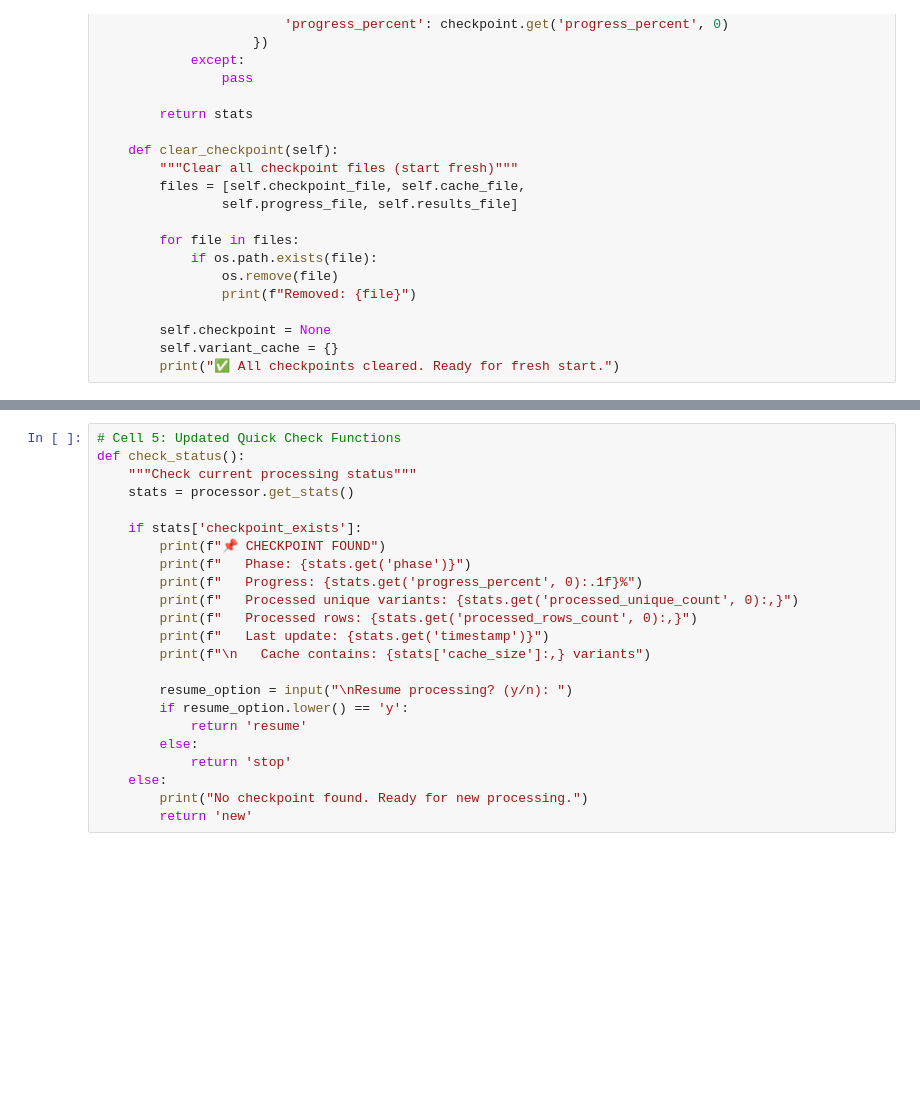
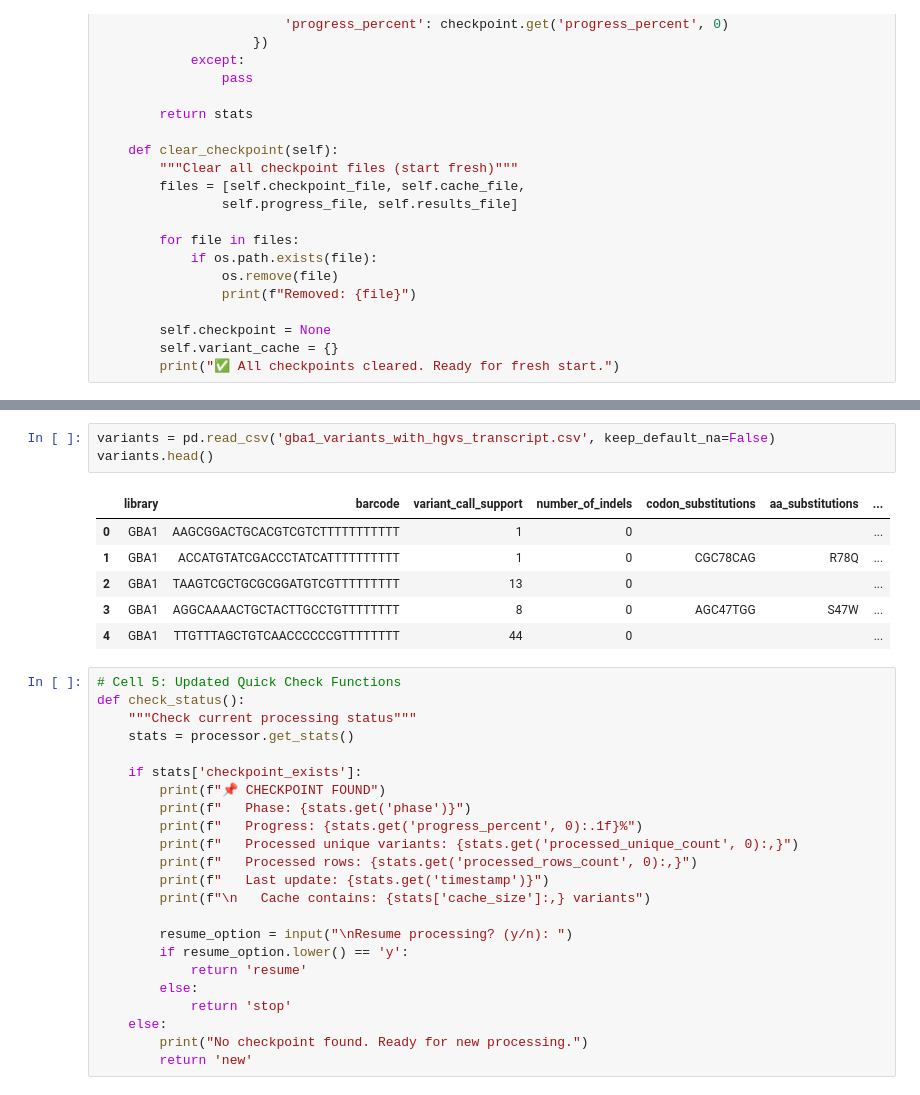
Before and after one commit to vaslanzadeh/gba1_flowseq, a Jupyter notebook: mutalyzer/GBA1Mutalyzer.ipynb, the cells around one changed output, grey strips where cells are left out. Drawn from its saved outputs; the diff is of its cells as text; blank space fills up the shorter version.

```diff
--- a/mutalyzer/GBA1Mutalyzer.ipynb
+++ b/mutalyzer/GBA1Mutalyzer.ipynb
@@ -1007,3 +675,13 @@ FileNotFoundError: [Errno 2] No such file or directory: 'gba1_variants_with_hgvs
+# %%
+variants = pd.read_csv('gba1_variants_with_hgvs_transcript.csv', keep_default_na=False)
+variants.head()
+# %% [output]
+|  | library | barcode | variant_call_support | number_of_indels | codon_substitutions | aa_substitutions | ... |
+| 0 | GBA1 | AAGCGGACTGCACGTCGTCTTTTTTTTTTT | 1 | 0 |  |  | ... |
+| 1 | GBA1 | ACCATGTATCGACCCTATCATTTTTTTTTT | 1 | 0 | CGC78CAG | R78Q | ... |
+| 2 | GBA1 | TAAGTCGCTGCGCGGATGTCGTTTTTTTTT | 13 | 0 |  |  | ... |
+| 3 | GBA1 | AGGCAAAACTGCTACTTGCCTGTTTTTTTT | 8 | 0 | AGC47TGG | S47W | ... |
+| 4 | GBA1 | TTGTTTAGCTGTCAACCCCCCGTTTTTTTT | 44 | 0 |  |  | ... |
 # %%
 # Cell 5: Updated Quick Check Functions
 def check_status():
```
Also changed, not shown: parts of 8 cells of this notebook, 1 other file.
